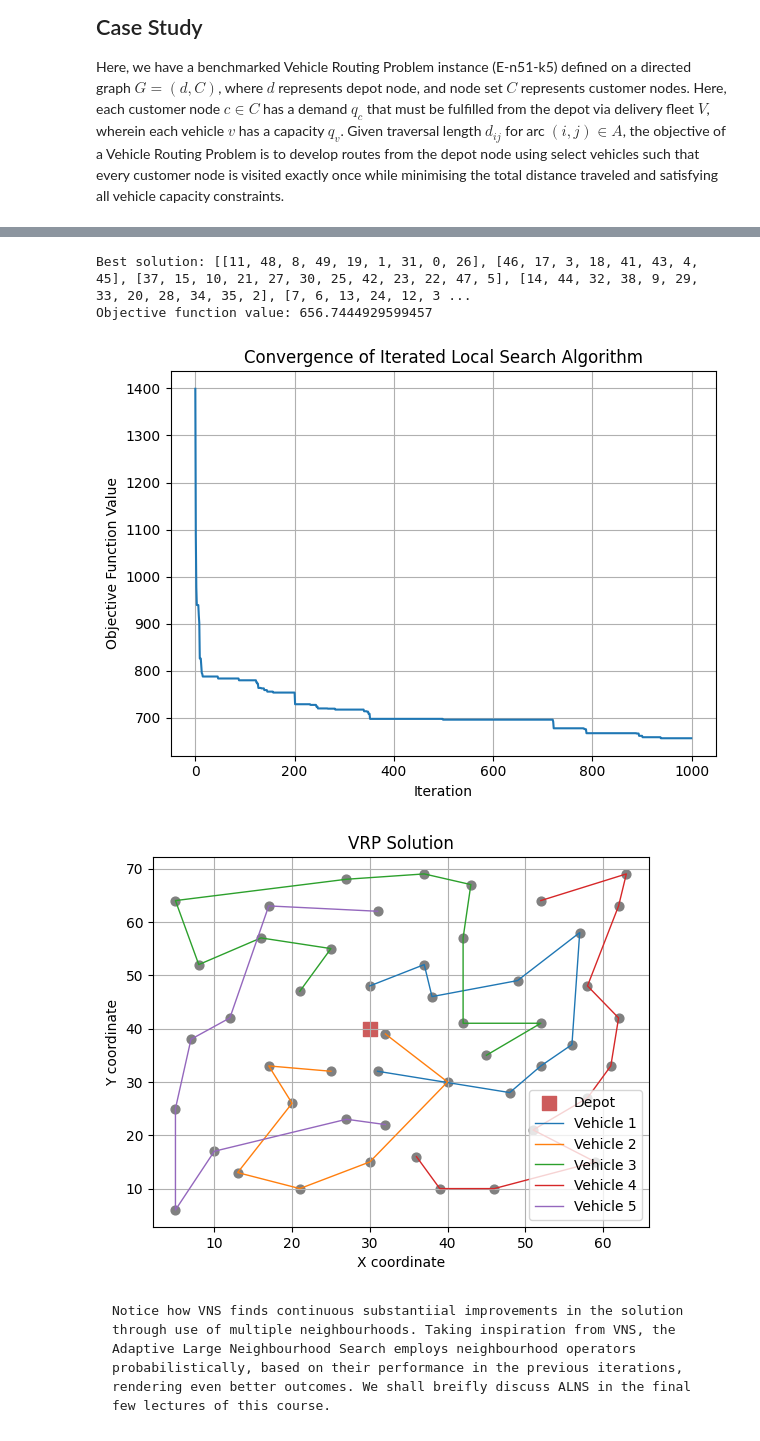
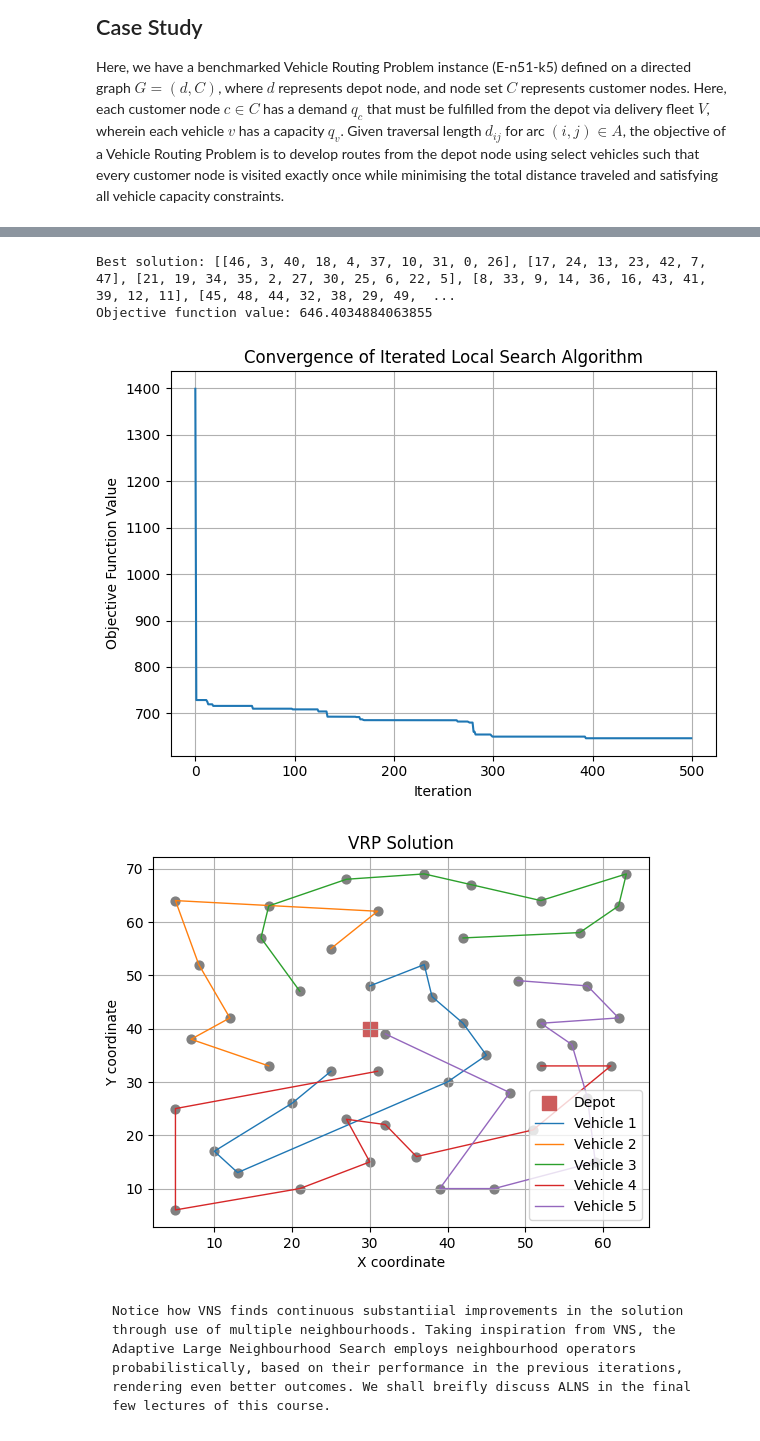
Before and after one commit to anmpahwa/CE5972, a Jupyter notebook: book/content/lecture_35.ipynb, the cells around one changed output, grey strips where cells are left out. Saved outputs shown, nothing was run; the diff lists cells and outputs as text; code cells hidden in the pictures.

````diff
--- a/book/content/lecture_35.ipynb
+++ b/book/content/lecture_35.ipynb
@@ -83,6 +83,7 @@ def vns(s_o, ls, N, X, n=100, t=1e-5):
                 j += 1                    # Else, move to next neighborhood
 
             if f(s) < f(s_b):             # Update best solution if improved
+                e   = f(s_b) - f(s)
                 s_b = s
 
         S.append(s_b)                     # Store best solution at each iteration
@@ -271,38 +272,38 @@ for i, c in enumerate(C):
         w   = sum(C[k][3] for k in s_o[j])
         if w + q_c <= q_v:
             s_o[j].append(i)
             break
 
 viz(s_o)
 
 N   = [N1, N2, N3]
 X   = {"n": 100}
-S   = vns(s_o, ls, N, X, n=1000, t=1e-5)
+S   = vns(s_o, ls, N, X, n=500, t=1e-15)
 s_b = S[-1]
 F   = [f(s) for s in S]
 
 # Report outcome
 print("Best solution:", s_b)
 print("Objective function value:", f(s_b))
 
 # Convergence plot
 fig = plt.figure()
 plt.plot(F)
 plt.xlabel("Iteration")
 plt.ylabel("Objective Function Value")
 plt.title("Convergence of Iterated Local Search Algorithm")
 plt.grid()
 plt.tight_layout()
 plt.show()
 
 # Visualise the solution
 viz(s_b)
 # %% [output]
 [figure]
-Best solution: [[11, 48, 8, 49, 19, 1, 31, 0, 26], [46, 17, 3, 18, 41, 43, 4, 45], [37, 15, 10, 21, 27, 30, 25, 42, 23, 22, 47, 5], [14, 44, 32, 38, 9, 29, 33, 20, 28, 34, 35, 2], [7, 6, 13, 24, 12, 3 ...
-Objective function value: 656.7444929599457
+Best solution: [[46, 3, 40, 18, 4, 37, 10, 31, 0, 26], [17, 24, 13, 23, 42, 7, 47], [21, 19, 34, 35, 2, 27, 30, 25, 6, 22, 5], [8, 33, 9, 14, 36, 16, 43, 41, 39, 12, 11], [45, 48, 44, 32, 38, 29, 49,  ...
+Objective function value: 646.4034884063855
-[figure, old version]
+[figure, new version]
-[figure, old version]
+[figure, new version]
 # %% [markdown]
 ```{note}
 Notice how VNS finds continuous substantiial improvements in the solution through use of multiple neighbourhoods. Taking inspiration from VNS, the Adaptive Large Neighbourhood Search employs neighbourhood operators probabilistically, based on their performance in the previous iterations, rendering even better outcomes. We shall breifly discuss ALNS in the final few lectures of this course.
````
